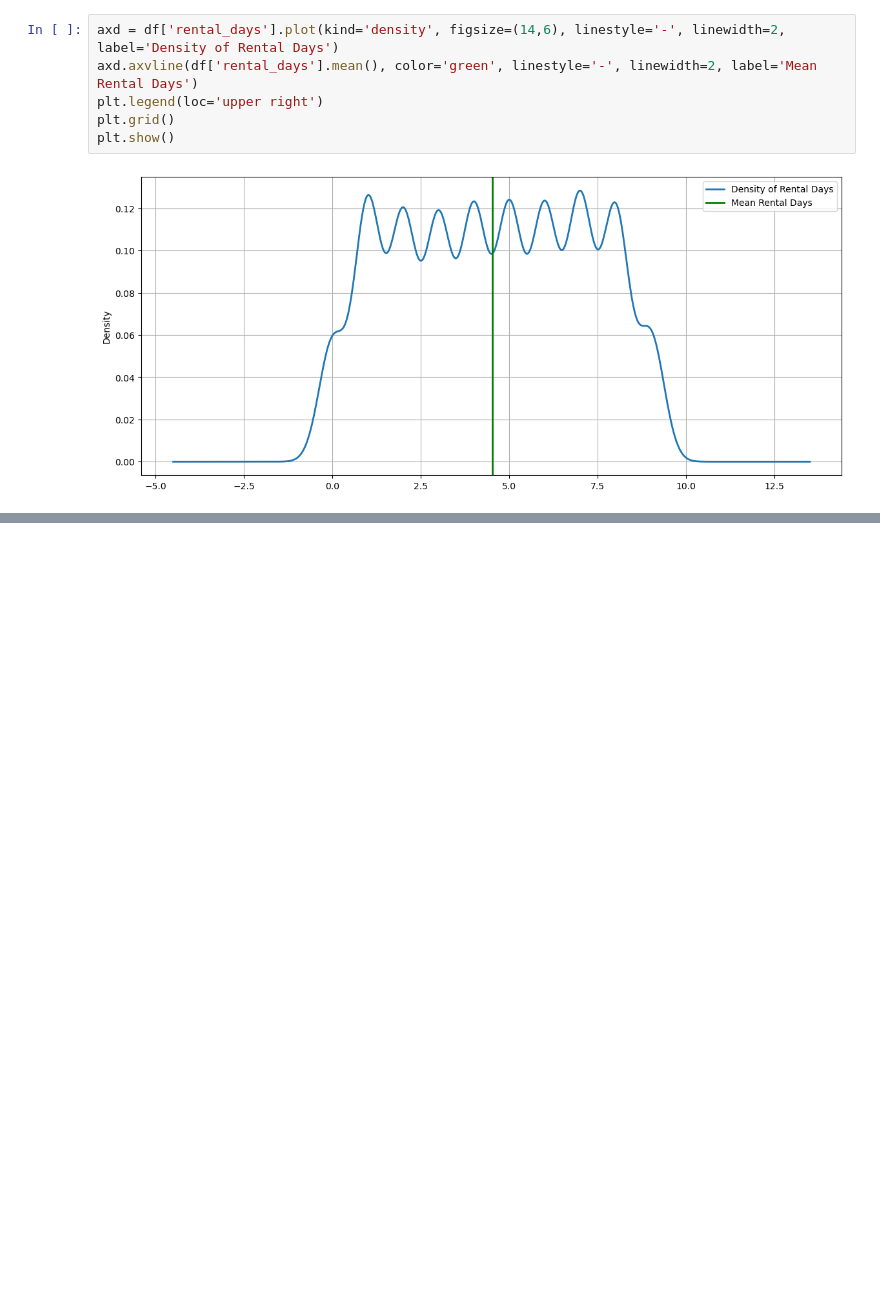
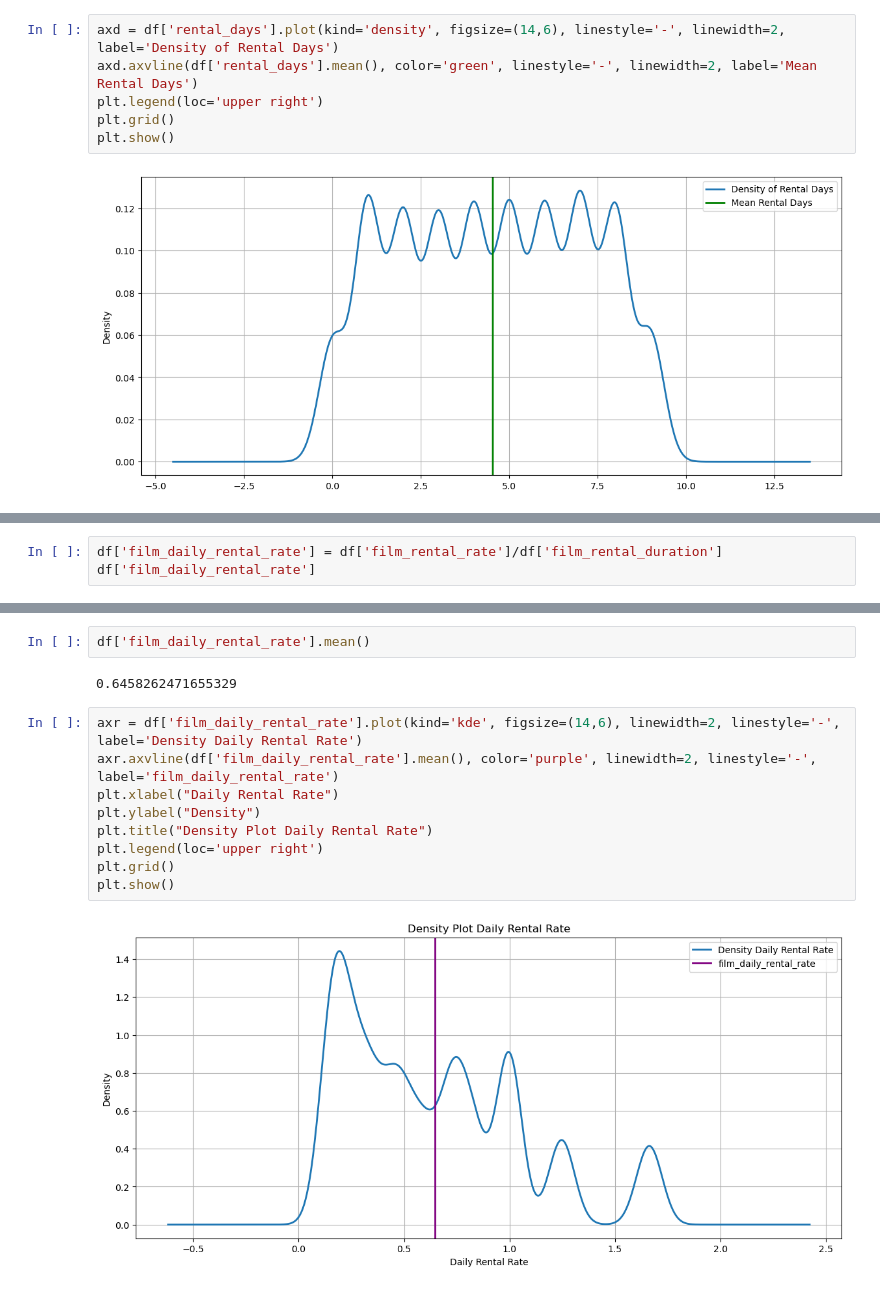
Before and after one commit to luroel/sakiladb, a Jupyter notebook: main_sakila_db.ipynb, the cells around one changed output, grey strips where cells are left out. Saved outputs shown, nothing was run; the diff lists cells and outputs as text; blank space fills up the shorter version.

Commit message:
Análisis de la distribución de film_daily_rental_rate (Density plot)

```diff
--- a/main_sakila_db.ipynb
+++ b/main_sakila_db.ipynb
@@ -188,0 +194,3 @@ plt.show()
+# %%
+df['film_daily_rental_rate'] = df['film_rental_rate']/df['film_rental_duration']
+df['film_daily_rental_rate']
@@ -188,0 +211,15 @@ plt.show()
+# %%
+df['film_daily_rental_rate'].mean()
+# %% [output]
+0.6458262471655329
+# %%
+axr = df['film_daily_rental_rate'].plot(kind='kde', figsize=(14,6), linewidth=2, linestyle='-', label='Density Daily Rental Rate')
+axr.axvline(df['film_daily_rental_rate'].mean(), color='purple', linewidth=2, linestyle='-', label='film_daily_rental_rate')
+plt.xlabel("Daily Rental Rate")
+plt.ylabel("Density")
+plt.title("Density Plot Daily Rental Rate")
+plt.legend(loc='upper right')
+plt.grid()
+plt.show()
+# %% [output]
+[figure, added]
```
Also changed, not shown: parts of 3 cells of this notebook.
